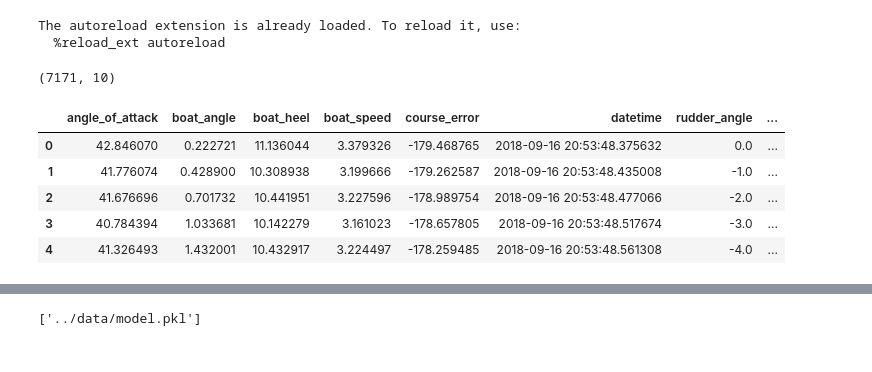
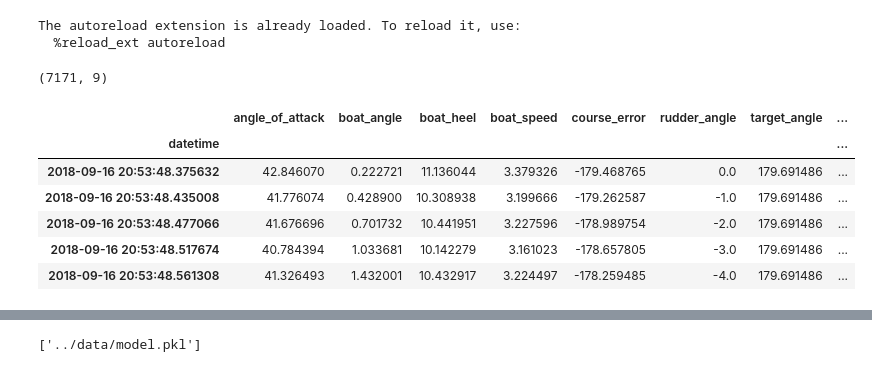
Before and after one commit to wouterdewinter/ai-captain, a Jupyter notebook: notebooks/train.ipynb, the cells around one changed output, grey strips where cells are left out. Cells and saved outputs as stored; diff of their text form; code cells hidden in the pictures.

```diff
--- a/notebooks/train.ipynb
+++ b/notebooks/train.ipynb
@@ -23,14 +23,21 @@ pd.options.mode.chained_assignment = None
 The autoreload extension is already loaded. To reload it, use:
   %reload_ext autoreload
 # %%
+# read csv
 data = pd.read_csv(os.path.join('..', 'data', 'history_20180916_2059.csv'), index_col=0)
+
+# make datetime index (could also be done directly in read_csv)
+data['datetime'] = pd.to_datetime(data['datetime'])
+data = data.set_index('datetime')
+
 print (data.shape)
 data.head()
 # %% [output]
-(7171, 10)
+(7171, 9)
-|  | angle_of_attack | boat_angle | boat_heel | boat_speed | course_error | datetime | rudder_angle | ... |
-| 0 | 42.846070 | 0.222721 | 11.136044 | 3.379326 | -179.468765 | 2018-09-16 20:53:48.375632 | 0.0 | ... |
-| 1 | 41.776074 | 0.428900 | 10.308938 | 3.199666 | -179.262587 | 2018-09-16 20:53:48.435008 | -1.0 | ... |
-| 2 | 41.676696 | 0.701732 | 10.441951 | 3.227596 | -178.989754 | 2018-09-16 20:53:48.477066 | -2.0 | ... |
-| 3 | 40.784394 | 1.033681 | 10.142279 | 3.161023 | -178.657805 | 2018-09-16 20:53:48.517674 | -3.0 | ... |
-| 4 | 41.326493 | 1.432001 | 10.432917 | 3.224497 | -178.259485 | 2018-09-16 20:53:48.561308 | -4.0 | ... |
+|  | angle_of_attack | boat_angle | boat_heel | boat_speed | course_error | rudder_angle | target_angle | ... |
+| datetime |  |  |  |  |  |  |  | ... |
+| 2018-09-16 20:53:48.375632 | 42.846070 | 0.222721 | 11.136044 | 3.379326 | -179.468765 | 0.0 | 179.691486 | ... |
+| 2018-09-16 20:53:48.435008 | 41.776074 | 0.428900 | 10.308938 | 3.199666 | -179.262587 | -1.0 | 179.691486 | ... |
+| 2018-09-16 20:53:48.477066 | 41.676696 | 0.701732 | 10.441951 | 3.227596 | -178.989754 | -2.0 | 179.691486 | ... |
+| 2018-09-16 20:53:48.517674 | 40.784394 | 1.033681 | 10.142279 | 3.161023 | -178.657805 | -3.0 | 179.691486 | ... |
+| 2018-09-16 20:53:48.561308 | 41.326493 | 1.432001 | 10.432917 | 3.224497 | -178.259485 | -4.0 | 179.691486 | ... |
```
Also changed, not shown: parts of 2 cells of this notebook.
